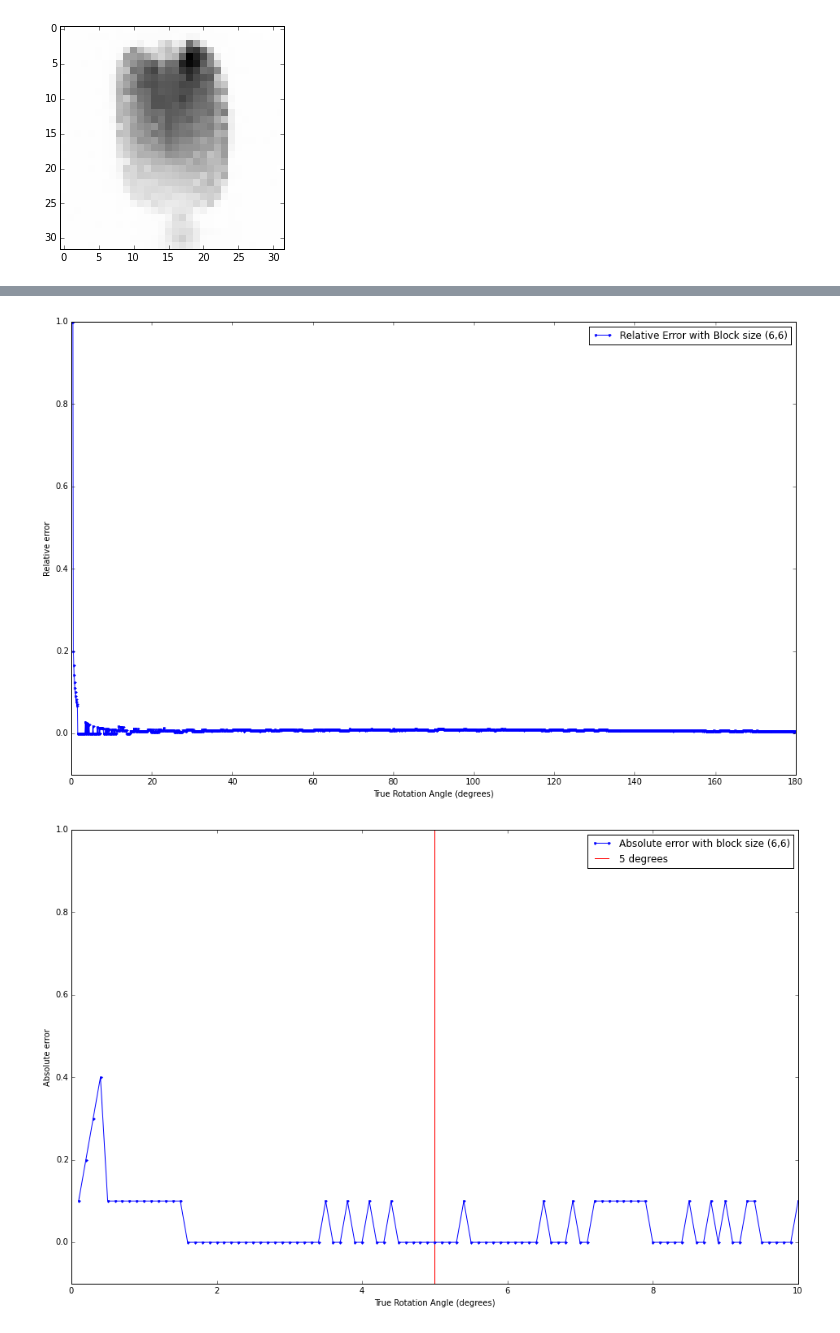
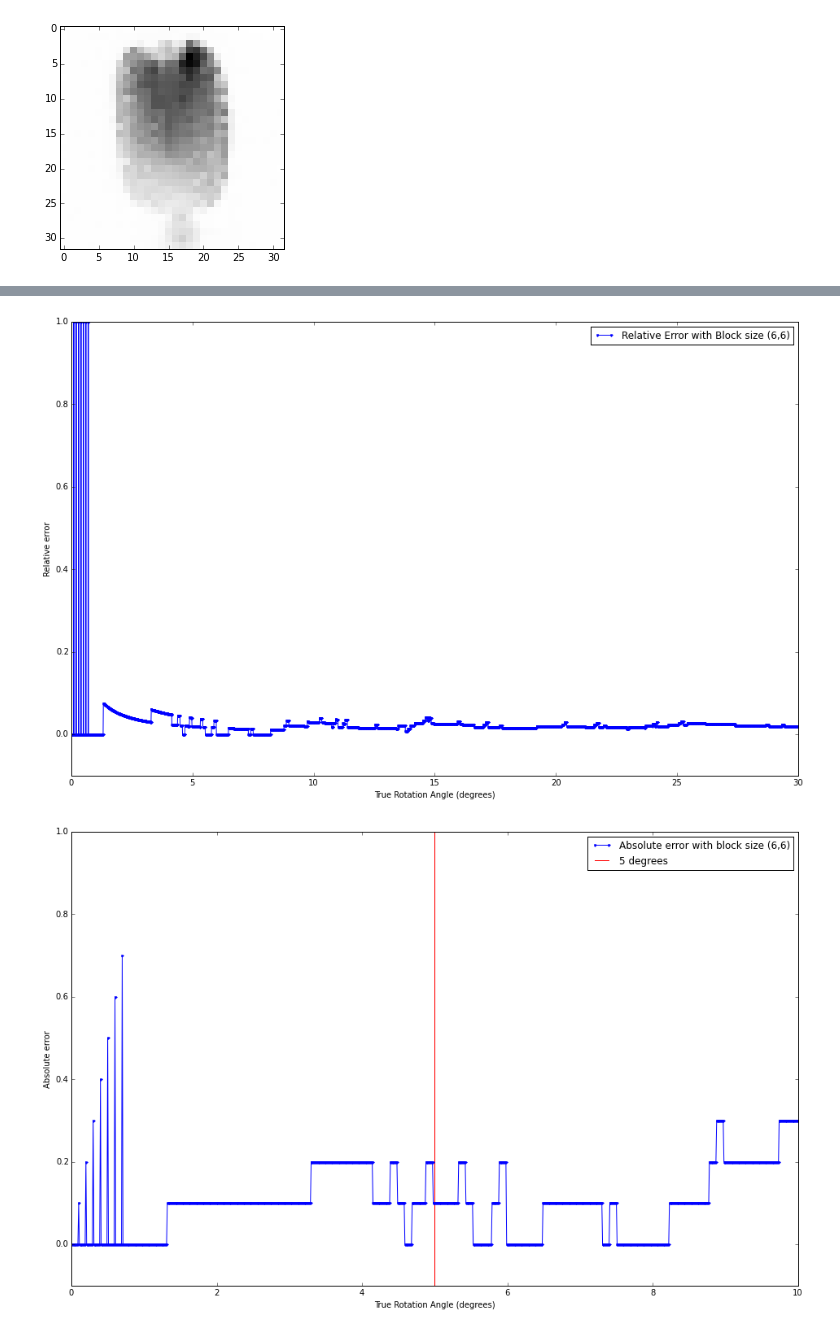
Before and after one commit to zyzdiana/AC297r-Volume-Registration, a Jupyter notebook: Downsampling.ipynb, the cells around one changed output, grey strips where cells are left out. Drawn from its saved outputs; the diff is of its cells as text; code cells hidden in the pictures.

Commit message:
Downsample 0.01

```diff
--- a/Downsampling.ipynb
+++ b/Downsampling.ipynb
@@ -197,10 +197,10 @@ def cf_L1(J, I):
     return np.max(L1)
 # %%
 min_angles_bess = {}
-angles = np.arange(0,180,0.1)
+angles = np.arange(0,90,0.01)
 for ang in angles:
     if(ang%10==0): print ang,
-    im1, im2 = rot_downsample(pic, ang, block_size = (6,6))
+    im1, im2 = rot_downsample(pic, ang, block_size = (8,8))
     thetas = np.arange(ang-3, ang+3, 0.1)
     cost_func = np.zeros(len(thetas))
     for idx, th in enumerate(thetas):
@@ -211,6 +214,6 @@ for ang in angles:
 # %%
 min_angles_bess_6 = {}
-angles = np.arange(0,180,0.1)
+angles = np.arange(0,30,0.01)
 for ang in angles:
     if(ang%10==0): print ang,
     im1, im2 = rot_downsample(pic, ang, block_size = (6,6))
@@ -287,25 +295,25 @@ diff = abs(y-x)/x
 # %%
 # Plot the difference
 plt.figure(figsize=[16,10])
 plt.plot(x,diff,'.-',label='Relative Error with Block size (6,6)')
 plt.xlabel('True Rotation Angle (degrees)')
 plt.ylabel('Relative error')
 plt.ylim([-0.1,1])
 plt.legend()
 plt.show()
 
 # Plot the difference
 plt.figure(figsize=[16,10])
-plt.plot(x[:100],abs(y-x)[:100],'.-', label='Absolute error with block size (6,6)')
+plt.plot(x[:1000],abs(y-x)[:1000],'.-', label='Absolute error with block size (6,6)')
 plt.vlines(5,-0.1,1,'r',label='5 degrees')
 plt.xlabel('True Rotation Angle (degrees)')
 plt.ylabel('Absolute error')
 plt.ylim([-0.1,1])
 plt.legend()
 plt.show()
 # %% [output]
-[figure, old version]
+[figure, new version]
-[figure, old version]
+[figure, new version]
 # %%
 # Sort the results
 y = []
```
Also changed, not shown: parts of 8 cells of this notebook, 2 other files.
